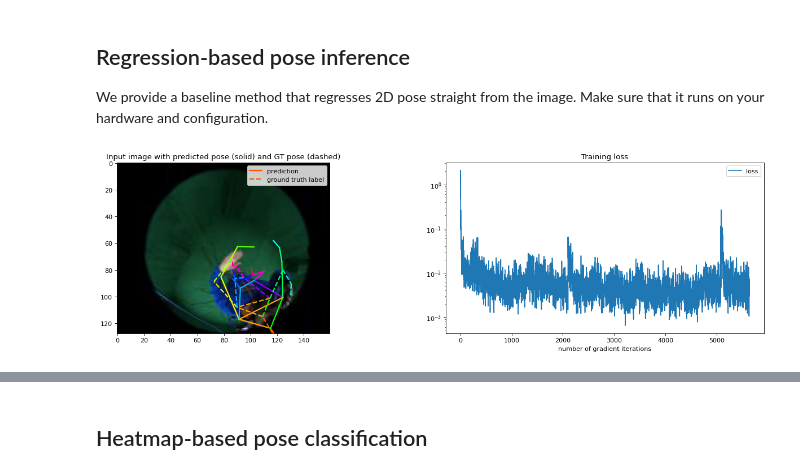
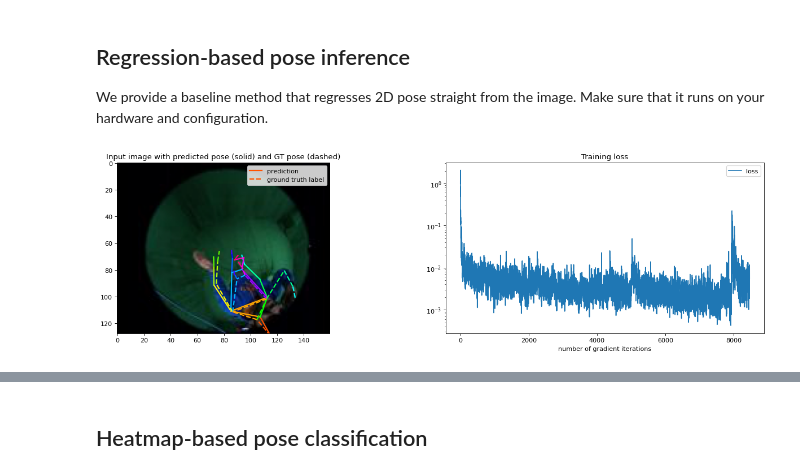
Before and after one commit to xinmiaow/CPSC533R, a Jupyter notebook: assignment2.ipynb, the cells around one changed output, grey strips where cells are left out. Drawn from its saved outputs; the diff is of its cells as text; code cells hidden in the pictures.

```diff
--- a/assignment2.ipynb
+++ b/assignment2.ipynb
@@ -186,7 +187,7 @@ from IPython import display
 optimizer = torch.optim.Adam(regression_network.parameters(), lr=0.001)
 fig = plt.figure(figsize=(20, 5), dpi= 80, facecolor='w', edgecolor='k')
 axes = fig.subplots(1,2)
-num_epochs = 2
+num_epochs = 3
 losses = []
 for e in range(num_epochs):
     train_iter = iter(train_loader)
@@ -202,31 +203,31 @@ for e in range(num_epochs):
         optimizer.zero_grad()
         loss.backward()
         optimizer.step()
         losses.append(loss.item())
 
         if i%10==0:
             # clear figures for a new update
             for ax in axes:
                 ax.cla()
             # plot the predicted pose and ground truth pose on the image
             plotPosesOnImage([pred_cpu['pose_2d'][0].detach(),
                            batch_cpu['pose_2d'][0]],
                           ecds.denormalize(batch_cpu['img'][0]), ax=axes[0], labels=['prediction','ground truth label'])
             axes[0].legend()
             axes[0].set_title('Input image with predicted pose (solid) and GT pose (dashed)')
 
             # plot the training error on a log plot
             axes[1].plot(losses, label='loss')
             axes[1].set_yscale('log')
             axes[1].set_title('Training loss')
             axes[1].set_xlabel('number of gradient iterations')
             axes[1].legend()
 
             # clear output window and diplay updated figure
             display.clear_output(wait=True)
             display.display(plt.gcf())
             print("Epoch {}, iteration {} of {} ({} %), loss={}".format(e, i, len(train_loader), 100*i//len(train_loader), losses[-1]))
             print("Training for the specified amount of epochs would take long.\nStop the process once you verified that the training works on your setup.")
 plt.close('all')
 # %% [output]
-[figure, old version]
+[figure, new version]
```
Also changed, not shown: parts of 7 cells of this notebook.
